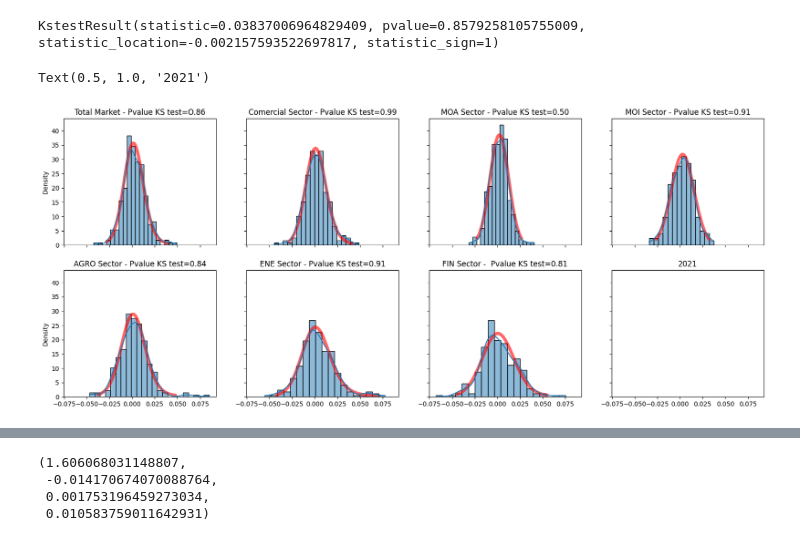
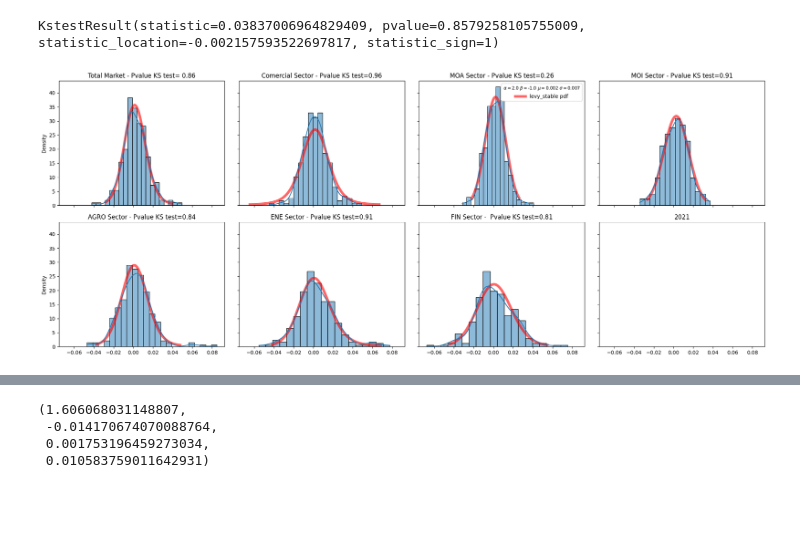
Before and after one commit to nluczywo/simulation, a Jupyter notebook: Fit_levy.ipynb, the cells around one changed output, grey strips where cells are left out. Drawn from its saved outputs; the diff is of its cells as text; code cells hidden in the pictures; blank space fills up the shorter version.

```diff
--- a/Fit_levy.ipynb
+++ b/Fit_levy.ipynb
@@ -22,7 +22,7 @@ alpha1, beta1, loc1, scale1
 ## Parámetros de Levy desde un año de Mercado Valores Argentino
 # %%
 merval21 = gp.datasets.load_MERVAL(
-    first="01-02-2021", last = "31-12-2021")
+    first="01-02-2021", last = "12-31-2021")
 merval21 = merval21.as_returns()
 merval21
 # %% [output]
@@ -172,58 +179,60 @@ x = np.linspace(scipy.stats.levy_stable.ppf(0.01, alpha, beta, loc, scale),
                 scipy.stats.levy_stable.ppf(0.99, alpha, beta, loc, scale), 100)
 ax[0,0].plot(x, scipy.stats.levy_stable.pdf(x, alpha, beta,loc,scale),'r-', lw=5, alpha=0.6, label='levy_stable pdf')
 sns.histplot(ax=ax[0,0],data=y21s,stat = "density",kde=True)
-ax[0,0].set_title("Total Market - Pvalue KS test=O.86")
+ax[0,0].set_title(f"Total Market - Pvalue KS test= {ktestt.pvalue:.2f}")
 #come
 alpha, beta, loc, scale = alpha_come, beta_come, loc_come, scale_come
 x = np.linspace(scipy.stats.levy_stable.ppf(0.01, alpha, beta, loc, scale),
                 scipy.stats.levy_stable.ppf(0.99, alpha, beta, loc, scale), 100)
 ax[0,1].plot(x, scipy.stats.levy_stable.pdf(x, alpha, beta,loc,scale),'r-', lw=5, alpha=0.6, label='levy_stable pdf')
 sns.histplot(ax=ax[0,1],data=y21scome, stat = "density",kde=True)
-ax[0,1].set_title("Comercial Sector - Pvalue KS test=0.99")
+ax[0,1].set_title(f"Comercial Sector - Pvalue KS test={ktestcom.pvalue:.2f}")
 #moa
 alpha, beta, loc, scale = alphamoa, betamoa, locmoa, scalemoa
 x = np.linspace(scipy.stats.levy_stable.ppf(0.01, alpha, beta, loc, scale),
                 scipy.stats.levy_stable.ppf(0.99, alpha, beta, loc, scale), 100)
 ax[0,2].plot(x, scipy.stats.levy_stable.pdf(x, alpha, beta,loc,scale),'r-', lw=5, alpha=0.6, label='levy_stable pdf')
 sns.histplot(ax=ax[0,2],data=y21smoa, stat = "density",kde=True)
-ax[0,2].set_title("MOA Sector - Pvalue KS test=0.50")
+ax[0,2].set_title(f"MOA Sector - Pvalue KS test={ktestmoa.pvalue:.2f}")
+ax[0,2].legend(title=fr"$
+               \alpha=${alphamoa:.1f} $\beta=${betamoa:.1f} $\mu=${locmoa:.3f} $\sigma=${scalemoa:.3f}", title_fontsize = "8.5")
 
 #moi
 alpha, beta, loc, scale = alphamoi, betamoi, locmoi, scalemoi
 x = np.linspace(scipy.stats.levy_stable.ppf(0.01, alpha, beta, loc, scale),
                 scipy.stats.levy_stable.ppf(0.99, alpha, beta, loc, scale), 100)
 ax[0,3].plot(x, scipy.stats.levy_stable.pdf(x, alpha, beta,loc,scale),'r-', lw=5, alpha=0.6, label='levy_stable pdf')
 sns.histplot(ax=ax[0,3],data=y21smoi, stat = "density",kde=True)
-ax[0,3].set_title("MOI Sector - Pvalue KS test=0.91" )
+ax[0,3].set_title(f"MOI Sector - Pvalue KS test={ktestmoi.pvalue:.2f}" )
 #agro
 alpha, beta, loc, scale = alphaagro, betaagro, locagro, scaleagro
 x = np.linspace(scipy.stats.levy_stable.ppf(0.01, alpha, beta, loc, scale),
                 scipy.stats.levy_stable.ppf(0.99, alpha, beta, loc, scale), 100)
 ax[1,0].plot(x, scipy.stats.levy_stable.pdf(x, alpha, beta,loc,scale),'r-', lw=5, alpha=0.6, label='levy_stable pdf')
 sns.histplot(ax=ax[1,0],data=y21sagro, stat = "density",kde=True)
-ax[1,0].set_title("AGRO Sector - Pvalue KS test=0.84")
+ax[1,0].set_title(f"AGRO Sector - Pvalue KS test={ktestagro.pvalue:.2f}")
 #ene
 alpha, beta, loc, scale = alphaene, betaene, locene, scaleene
 x = np.linspace(scipy.stats.levy_stable.ppf(0.01, alpha, beta, loc, scale),
                 scipy.stats.levy_stable.ppf(0.99, alpha, beta, loc, scale), 100)
 ax[1,1].plot(x, scipy.stats.levy_stable.pdf(x, alpha, beta,loc,scale),'r-', lw=5, alpha=0.6, label='levy_stable pdf')
 sns.histplot(ax=ax[1,1],data=y21sene, stat = "density",kde=True)
-ax[1,1].set_title("ENE Sector - Pvalue KS test=0.91")
+ax[1,1].set_title(f"ENE Sector - Pvalue KS test={ktestene.pvalue:.2f}")
 
 #FIN
 alpha, beta, loc, scale = alphafin, betafin, locfin, scalefin
 x = np.linspace(scipy.stats.levy_stable.ppf(0.01, alpha, beta, loc, scale),
                 scipy.stats.levy_stable.ppf(0.99, alpha, beta, loc, scale), 100)
 ax[1,2].plot(x, scipy.stats.levy_stable.pdf(x, alpha, beta,loc,scale),'r-', lw=5, alpha=0.6, label='levy_stable pdf')
 sns.histplot(ax=ax[1,2],data=y21sfin, stat = "density",kde=True)
-ax[1,2].set_title("FIN Sector -  Pvalue KS test=0.81")
+ax[1,2].set_title(f"FIN Sector -  Pvalue KS test={ktestfin.pvalue:.2f}")
 ax[1,3].set_title("2021")
+fig.tight_layout()
 
 
 # blue line is empirical data and red line is teorical data of the goodness fit
 # %% [output]
-Text(0.5, 1.0, '2021')
-[figure, old version]
+[figure, new version]
 # %% [markdown]
 Año 21    | Total                | Comercial              | MOA                   | MOI                     | AGRO                    | ENE                     | FIN                     |
 |-------|------------------------|------------------------|-----------------------|-------------------------|-------------------------|-------------------------|-------------------------|
```
Also changed, not shown: parts of 35 cells of this notebook.
